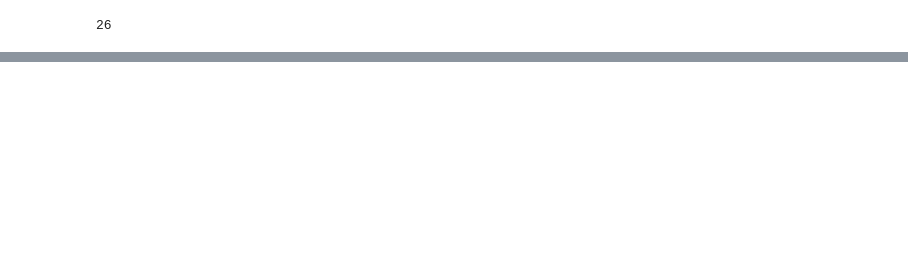
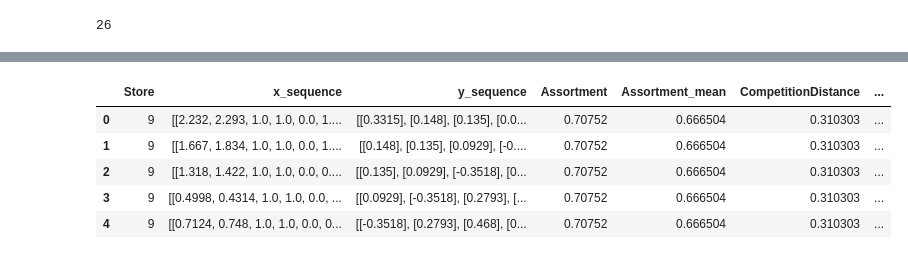
Before and after one commit to alienspaceman/Rossmann-Store-Sales, a Jupyter notebook: Final version.ipynb, the cells around one changed output, grey strips where cells are left out. Cells and saved outputs as stored; diff of their text form; code cells hidden in the pictures; blank space fills up the shorter version.

```diff
--- a/Final version.ipynb
+++ b/Final version.ipynb
@@ -370,0 +473,4 @@ tensor([[ 0.8613,  1.1084,  1.0000,  ...,  0.0000,  0.0000,  0.0000],
+# %%
+if mode == 'valid':
+    valid_sequence_data['X'] = valid_sequence_data['x_sequence'].apply(lambda x: x[:, 0])
+    valid_sequence_data['Y'] = valid_sequence_data['y_sequence'].apply(lambda x: x[:, 0])
@@ -370,0 +479,14 @@ tensor([[ 0.8613,  1.1084,  1.0000,  ...,  0.0000,  0.0000,  0.0000],
+# %%
+def rescale_data(scale_map, data_df, columns=['predictions', 'y_sequence', 'x_sequence']):
+    rescaled_data = pd.DataFrame()
+    for store_item_id, item_data in tqdm(data_df.groupby('store_item_id', as_index=False)):
+        mu = scale_map[store_item_id]['mu']
+        sigma = scale_map[store_item_id]['sigma']
+        for col in columns:
+            item_data[col] = item_data[col].apply(lambda x: (np.array(x) * sigma) + mu)
+        rescaled_data = pd.concat([rescaled_data, item_data], ignore_index=True)
+    return rescaled_data
+# %%
+if mode == 'valid':
+    valid_rescaled = rescale_data(scale_map, valid_sequence_data, columns=['Y', 'predictions'])
+test_rescaled = rescale_data(scale_map, test_sequence_data, columns=['predictions'])
@@ -370,0 +495,13 @@ tensor([[ 0.8613,  1.1084,  1.0000,  ...,  0.0000,  0.0000,  0.0000],
+# %%
+if mode == 'valid':
+    valid_sequence_data = valid_rescaled
+test_sequence_data = test_rescaled
+# %%
+valid_sequence_data.head()
+# %% [output]
+|  | Store | x_sequence | y_sequence | Assortment | Assortment_mean | CompetitionDistance | ... |
+| 0 | 9 | [[2.232, 2.293, 1.0, 1.0, 0.0, 1.... | [[0.3315], [0.148], [0.135], [0.0... | 0.70752 | 0.666504 | 0.310303 | ... |
+| 1 | 9 | [[1.667, 1.834, 1.0, 1.0, 0.0, 1.... | [[0.148], [0.135], [0.0929], [-0.... | 0.70752 | 0.666504 | 0.310303 | ... |
+| 2 | 9 | [[1.318, 1.422, 1.0, 1.0, 0.0, 0.... | [[0.135], [0.0929], [-0.3518], [0... | 0.70752 | 0.666504 | 0.310303 | ... |
+| 3 | 9 | [[0.4998, 0.4314, 1.0, 1.0, 0.0, ... | [[0.0929], [-0.3518], [0.2793], [... | 0.70752 | 0.666504 | 0.310303 | ... |
+| 4 | 9 | [[0.7124, 0.748, 1.0, 1.0, 0.0, 0... | [[-0.3518], [0.2793], [0.468], [0... | 0.70752 | 0.666504 | 0.310303 | ... |
```
Also changed, not shown: parts of 48 cells of this notebook, 33 other files.
